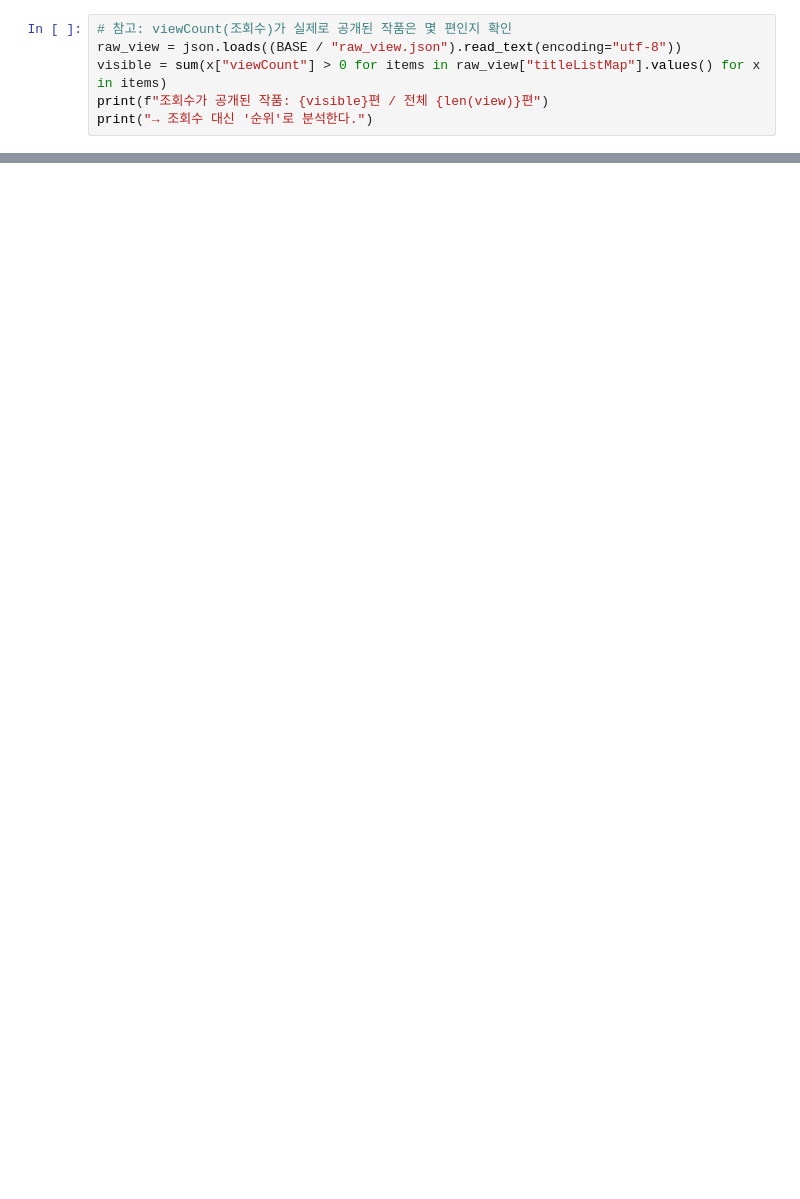
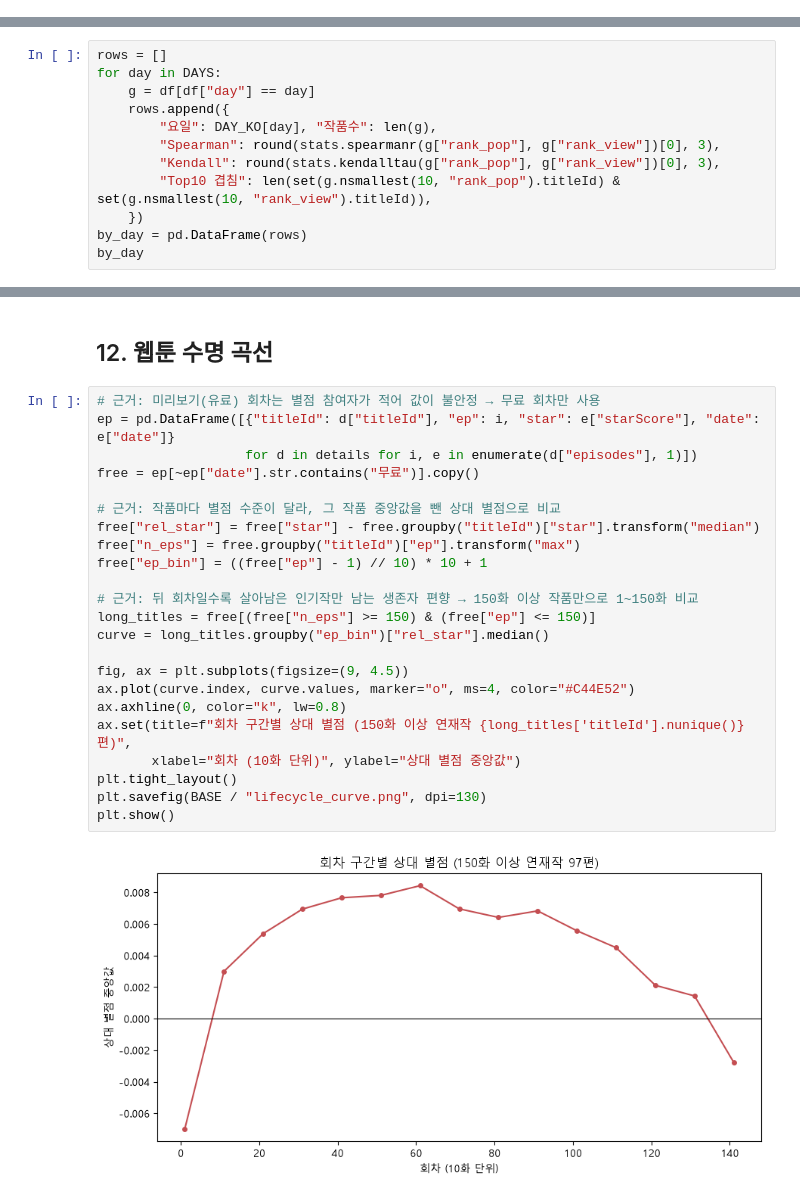
Before and after one commit to lyn6702/DI, a Jupyter notebook: modulabs/web/naver_webtoon/analyze_rank_corr.ipynb, the cells around one changed output, grey strips where cells are left out. Cells and saved outputs as stored; diff of their text form; blank space fills up the shorter version.

```diff
--- a/modulabs/web/naver_webtoon/analyze_rank_corr.ipynb
+++ b/modulabs/web/naver_webtoon/analyze_rank_corr.ipynb
@@ -99,6 +0,0 @@ pop.head()
-# %%
-# 참고: viewCount(조회수)가 실제로 공개된 작품은 몇 편인지 확인
-raw_view = json.loads((BASE / "raw_view.json").read_text(encoding="utf-8"))
-visible = sum(x["viewCount"] > 0 for items in raw_view["titleListMap"].values() for x in items)
-print(f"조회수가 공개된 작품: {visible}편 / 전체 {len(view)}편")
-print("→ 조회수 대신 '순위'로 분석한다.")
@@ -404,0 +51,12 @@ plt.show()
+# %%
+rows = []
+for day in DAYS:
+    g = df[df["day"] == day]
+    rows.append({
+        "요일": DAY_KO[day], "작품수": len(g),
+        "Spearman": round(stats.spearmanr(g["rank_pop"], g["rank_view"])[0], 3),
+        "Kendall": round(stats.kendalltau(g["rank_pop"], g["rank_view"])[0], 3),
+        "Top10 겹침": len(set(g.nsmallest(10, "rank_pop").titleId) & set(g.nsmallest(10, "rank_view").titleId)),
+    })
+by_day = pd.DataFrame(rows)
+by_day
@@ -404,0 +237,27 @@ plt.show()
+# %% [markdown]
+## 12. 웹툰 수명 곡선
+# %%
+# 근거: 미리보기(유료) 회차는 별점 참여자가 적어 값이 불안정 → 무료 회차만 사용
+ep = pd.DataFrame([{"titleId": d["titleId"], "ep": i, "star": e["starScore"], "date": e["date"]}
+                   for d in details for i, e in enumerate(d["episodes"], 1)])
+free = ep[~ep["date"].str.contains("무료")].copy()
+
+# 근거: 작품마다 별점 수준이 달라, 그 작품 중앙값을 뺀 상대 별점으로 비교
+free["rel_star"] = free["star"] - free.groupby("titleId")["star"].transform("median")
+free["n_eps"] = free.groupby("titleId")["ep"].transform("max")
+free["ep_bin"] = ((free["ep"] - 1) // 10) * 10 + 1
+
+# 근거: 뒤 회차일수록 살아남은 인기작만 남는 생존자 편향 → 150화 이상 작품만으로 1~150화 비교
+long_titles = free[(free["n_eps"] >= 150) & (free["ep"] <= 150)]
+curve = long_titles.groupby("ep_bin")["rel_star"].median()
+
+fig, ax = plt.subplots(figsize=(9, 4.5))
+ax.plot(curve.index, curve.values, marker="o", ms=4, color="#C44E52")
+ax.axhline(0, color="k", lw=0.8)
+ax.set(title=f"회차 구간별 상대 별점 (150화 이상 연재작 {long_titles['titleId'].nunique()}편)",
+       xlabel="회차 (10화 단위)", ylabel="상대 별점 중앙값")
+plt.tight_layout()
+plt.savefig(BASE / "lifecycle_curve.png", dpi=130)
+plt.show()
+# %% [output]
+[figure, added]
```
Also changed, not shown: parts of 60 cells of this notebook, 1 other file.
